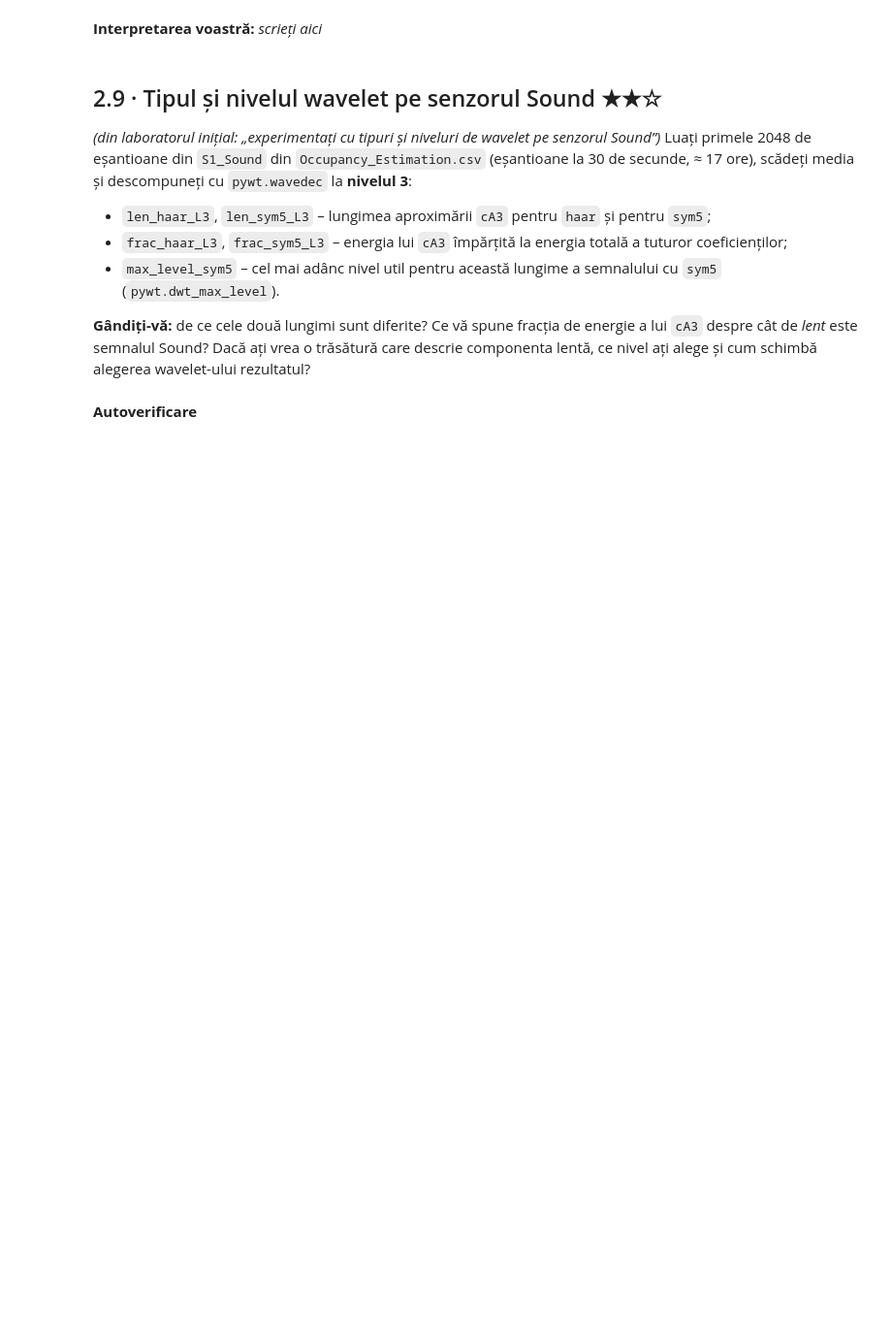
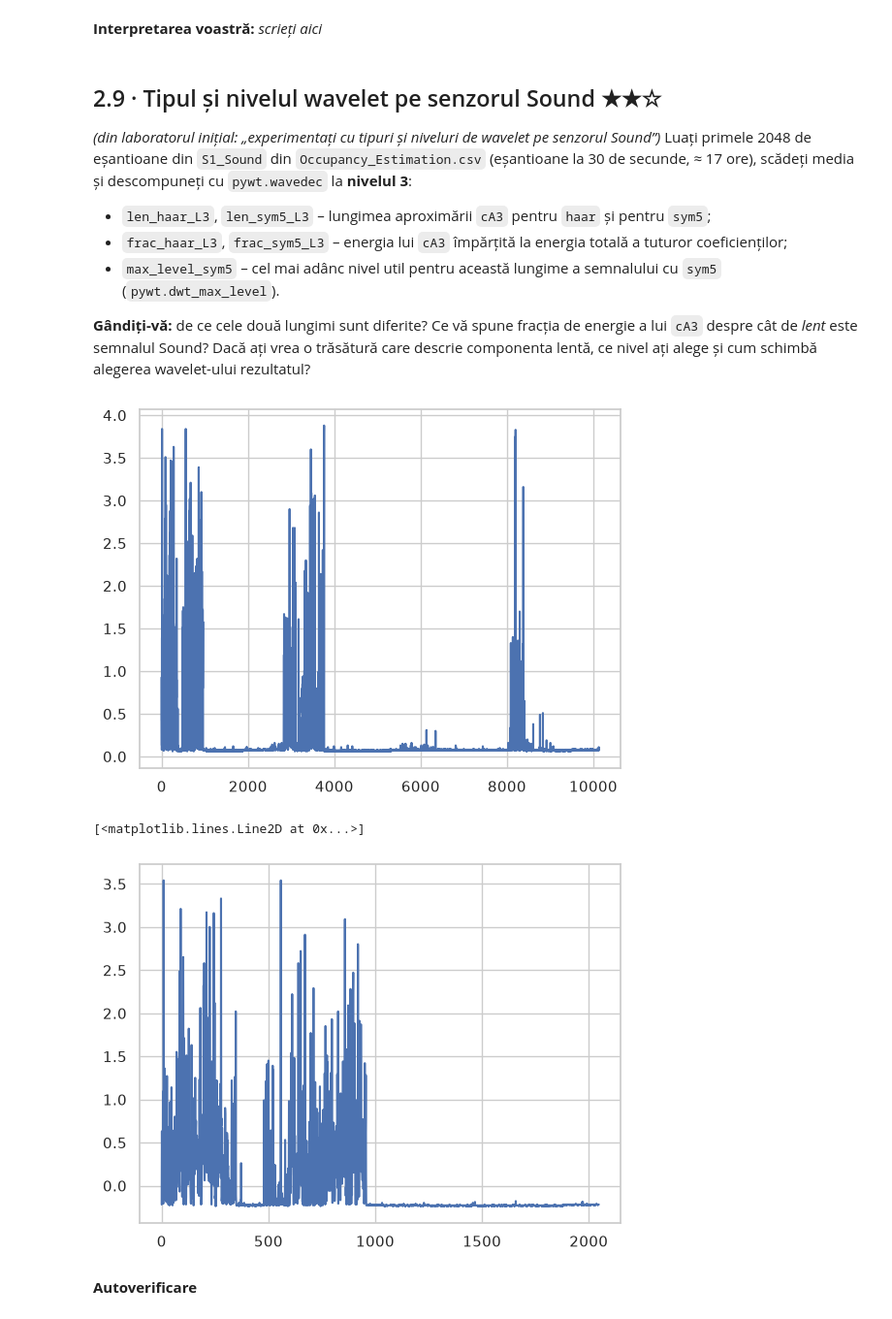
Before and after one commit to ionutzzzzz/ML-Algorithms, a Jupyter notebook: weeks/week 5/Lab5_Domniteanu_Ioan.ipynb, the cells around one changed output. Shown at 97% size. Cells and saved outputs as stored; diff of their text form; code cells hidden in the pictures; blank space fills up the shorter version.

```diff
--- a/weeks/week 5/Lab5_Domniteanu_Ioan.ipynb
+++ b/weeks/week 5/Lab5_Domniteanu_Ioan.ipynb
@@ -499,10 +678,18 @@ check("„perioada” dominantă este doar lungimea înregistrării (o tendinț
 # %%
 import pywt
 raw = pd.read_csv("Occupancy_Estimation.csv")
-s = raw["S1_Sound"].values[:2048].astype(float); s = s - s.mean()
+s = raw["S1_Sound"].values[:2048].astype(float)
+s = s - s.mean()
+
 def decompose(wavelet, level=3):
-    c = pywt.wavedec(s, wavelet, level=level); E = np.array([np.sum(ci ** 2) for ci in c])
+    c = pywt.wavedec(s, wavelet, level=level)
+    E = np.array([np.sum(ci ** 2) for ci in c])
     return len(c[0]), E[0] / E.sum()
-len_haar_L3, frac_haar_L3 = ...
-len_sym5_L3, frac_sym5_L3 = ...
-max_level_sym5 = ...
+# %%
+plt.plot(range(len(raw)), raw['S1_Sound'])
+plt.show()
+plt.plot(range(len(s)), s)
+# %% [output]
+[figure, added]
+[<matplotlib.lines.Line2D at 0x...>]
+[figure, added]
```
Also changed, not shown: parts of 118 cells of this notebook.
